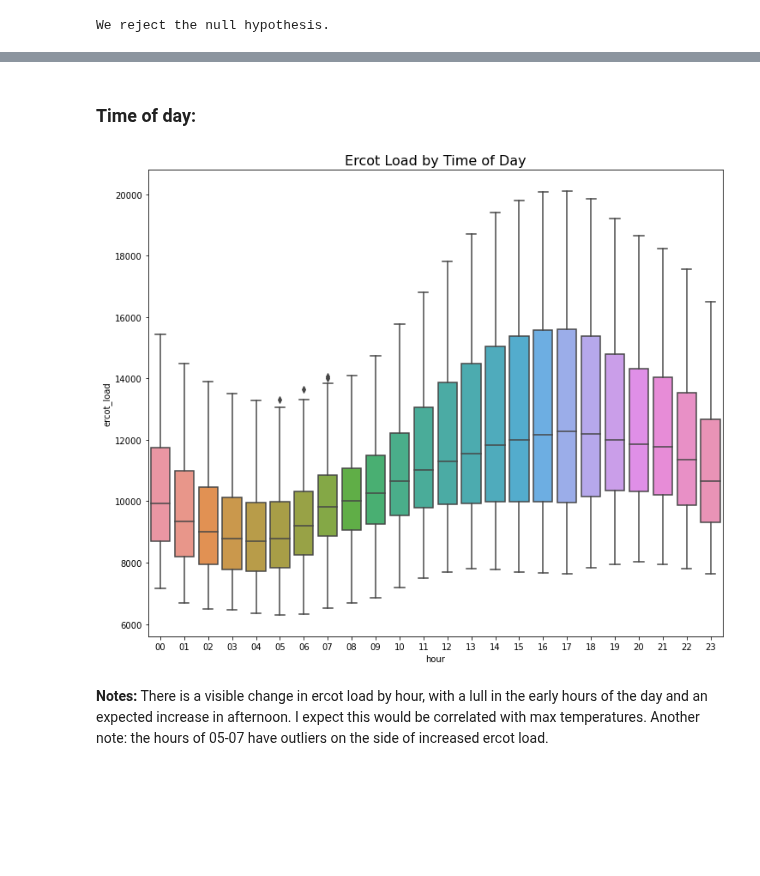
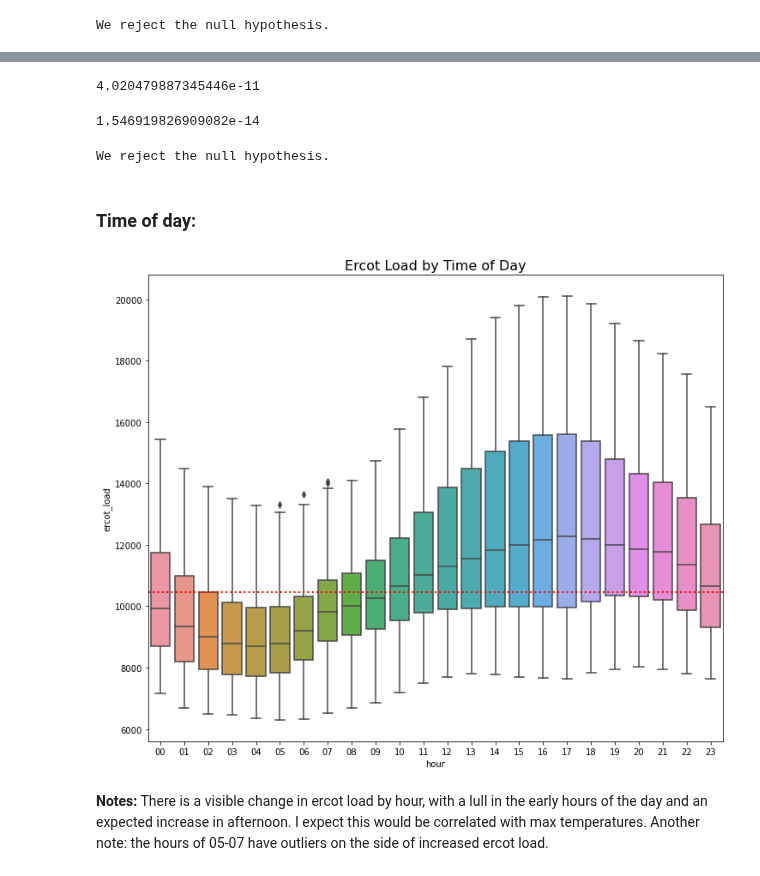
Before and after one commit to energy-demand-forecast/energy_demand_forecast, a Jupyter notebook: Lochlyn_directory/Lochlyn - exploration.ipynb, the cells around one changed output, grey strips where cells are left out. Saved outputs shown, nothing was run; the diff lists cells and outputs as text; code cells hidden in the pictures; blank space fills up the shorter version.

```diff
--- a/Lochlyn_directory/Lochlyn - exploration.ipynb
+++ b/Lochlyn_directory/Lochlyn - exploration.ipynb
@@ -165,11 +268,29 @@ We reject the null hypothesis.
+# %%
+stat, p = stats.ttest_ind(saturday.ercot_load, sunday.ercot_load)
+p
+# %% [output]
+4.020479887345446e-11
+# %%
+stat, p = stats.mannwhitneyu(saturday.ercot_load, sunday.ercot_load)
+p
+# %% [output]
+1.546919826909082e-14
+# %%
+if p < alpha:
+    print("We reject the null hypothesis.")
+else:
+    print("We fail to reject the null hypothesis")
+# %% [output]
+We reject the null hypothesis.
 # %% [markdown]
 ### Time of day:
 # %%
 sns.boxplot(x = 'hour', y = 'ercot_load', data=train)
 plt.title('Ercot Load by Time of Day', fontsize=16)
+plt.axhline(train.ercot_load.median(),ls= ':', color = 'red', linewidth=2)
 plt.show()
 # %% [output]
-[figure, old version]
+[figure, new version]
 # %% [markdown]
 **Notes:** There is a visible change in ercot load by hour, with a lull in the early hours of the day and an expected increase in afternoon. I expect this would be correlated with max temperatures. Another note: the hours of 05-07 have outliers on the side of increased ercot load.
 # %%
```
Also changed, not shown: parts of 58 cells of this notebook.
